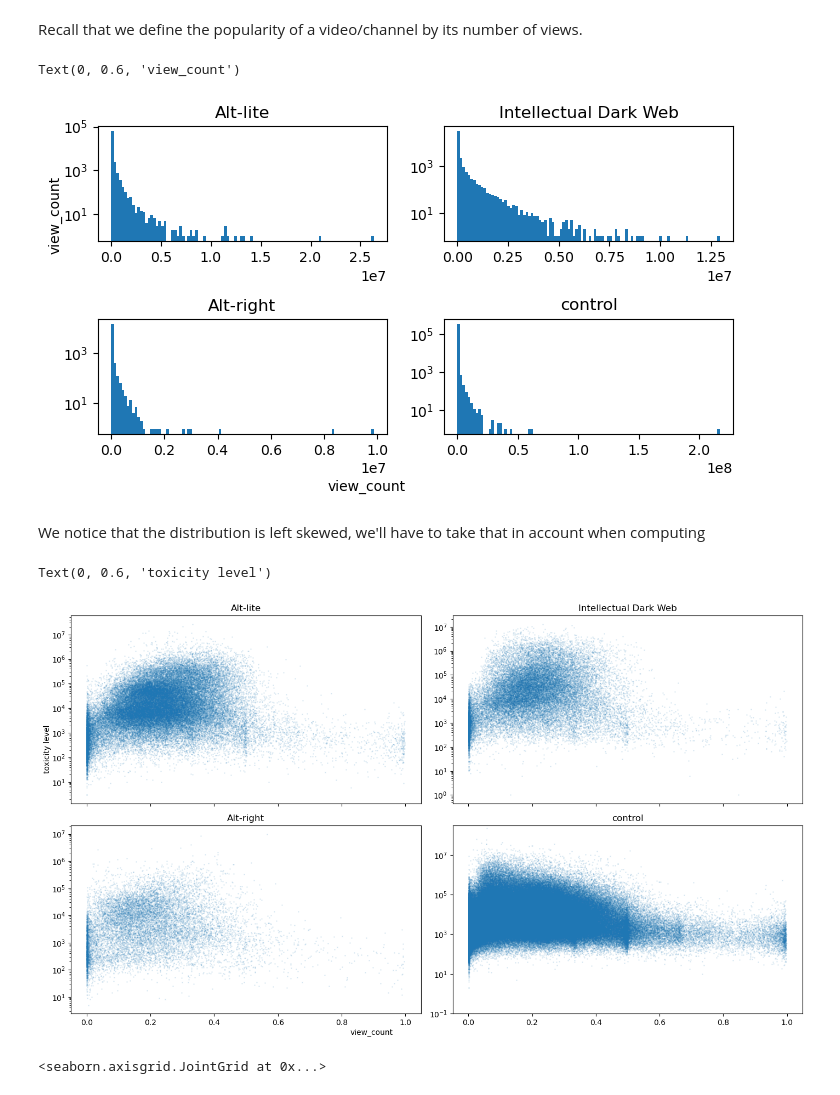
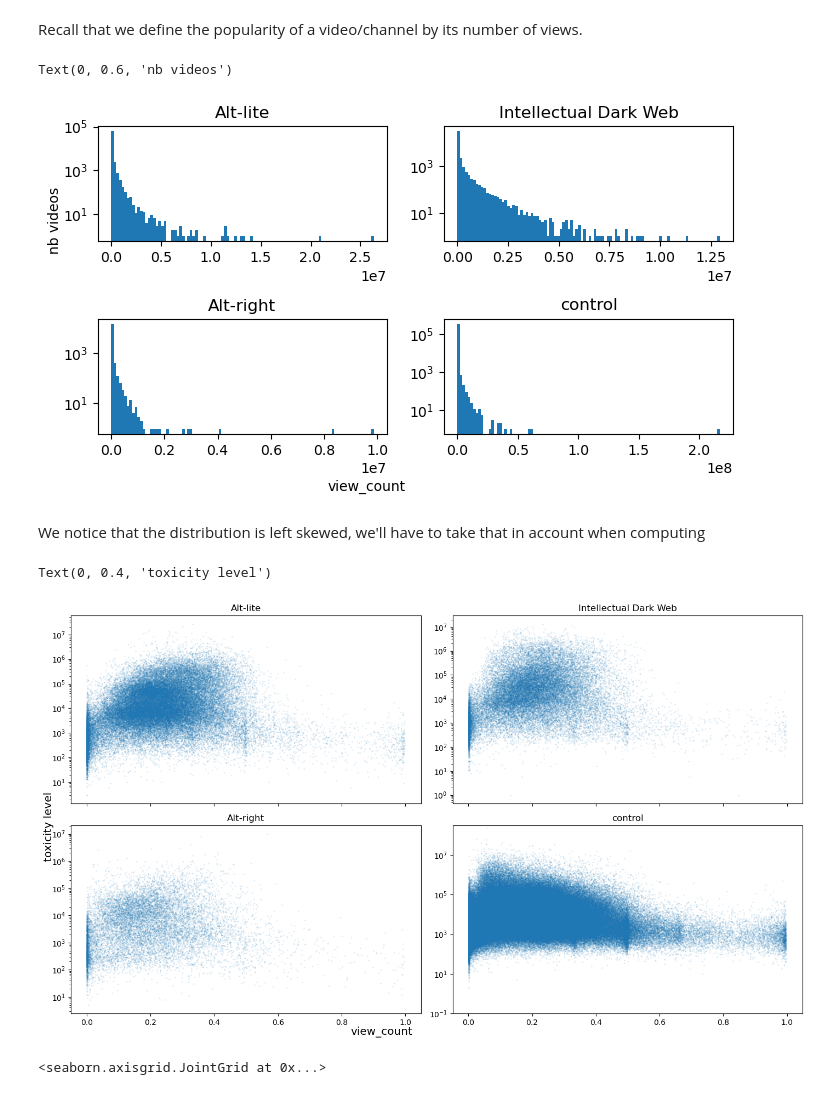
Before and after one commit to epfl-ada/ada-2022-project-strauss, a Jupyter notebook: toxic_communities.ipynb, the cells around one changed output. Drawn from its saved outputs; the diff is of its cells as text; code cells hidden in the pictures.

```diff
--- a/toxic_communities.ipynb
+++ b/toxic_communities.ipynb
@@ -181,34 +181,34 @@ for i in range(4):
 fig.tight_layout()
 
 fig.text(0.4,0, "view_count")
-fig.text(0,0.6, "view_count", rotation = 90)
+fig.text(0,0.6, "nb videos", rotation = 90)
 # %% [output]
-Text(0, 0.6, 'view_count')
+Text(0, 0.6, 'nb videos')
-[figure, old version]
+[figure, new version]
 # %% [markdown]
 We notice that the distribution is left skewed, we'll have to take that in account when computing
 # %%
 #define an histogram for the distribution
 fig, ax = plt.subplots(2,2,figsize= (14,8), sharey = False, sharex = True) #chose sharey=False as we are interested in
 #the distribution, not the exact values
 
 list_category=['Alt-lite', 'Alt-right', 'Intellectual Dark Web', 'control']
 
 for i in range(4):
     sbplt = ax[i%2, math.floor(i/2)]
     ax[i%2, math.floor(i/2)].set_yscale('log') #plot the y axis in logarithm
     df=df_extreme.loc[df_extreme['Category']==list_category[i]]
     if i==3:
         epsilon=10**(-1)
         ax[i%2, math.floor(i/2)].set_ylim([epsilon,3*10**8])
     sbplt.scatter(df['toxicity'], df['view_count'], s = 1, alpha=0.1)
     sbplt.set_title(list_category[i])
 
 fig.tight_layout()
 
-fig.text(0.4,0, "view_count")
-fig.text(0,0.6, "toxicity level", rotation = 90)
+fig.text(0.4,0, "view_count", fontsize='x-large')
+fig.text(0,0.4, "toxicity level", rotation = 90, fontsize='x-large')
 # %% [output]
-Text(0, 0.6, 'toxicity level')
+Text(0, 0.4, 'toxicity level')
-[figure, old version]
+[figure, new version]
 # %%
```
Also changed, not shown: parts of 16 cells of this notebook.
